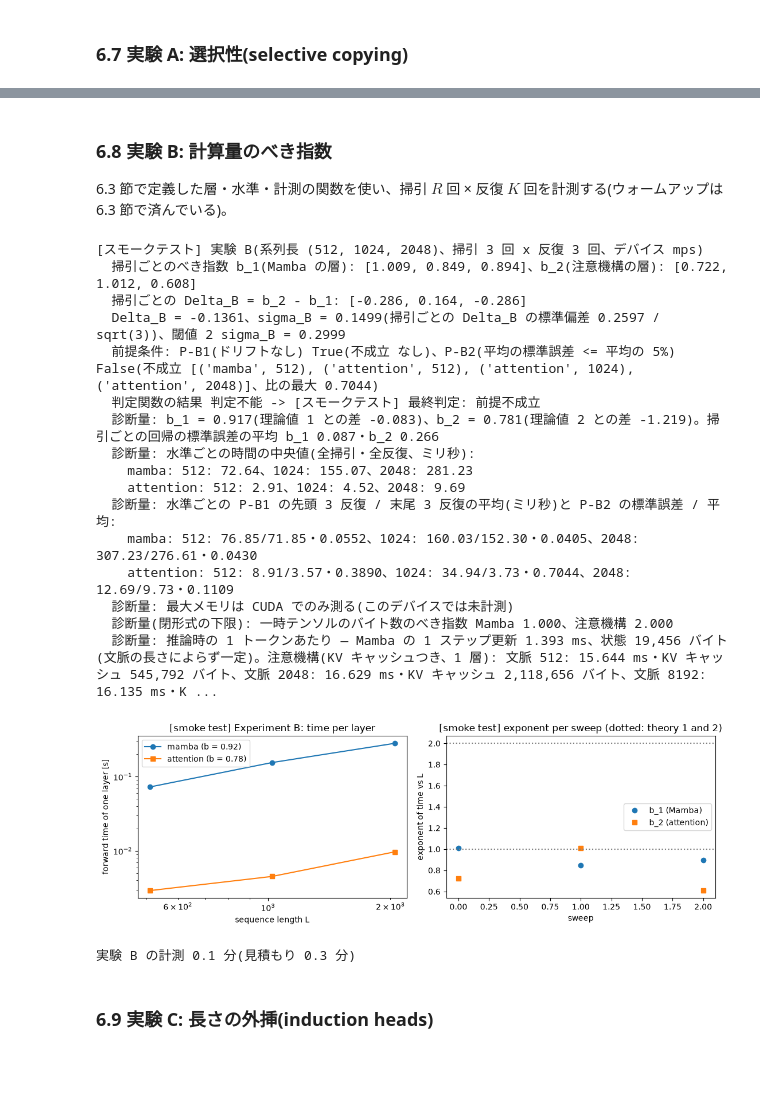
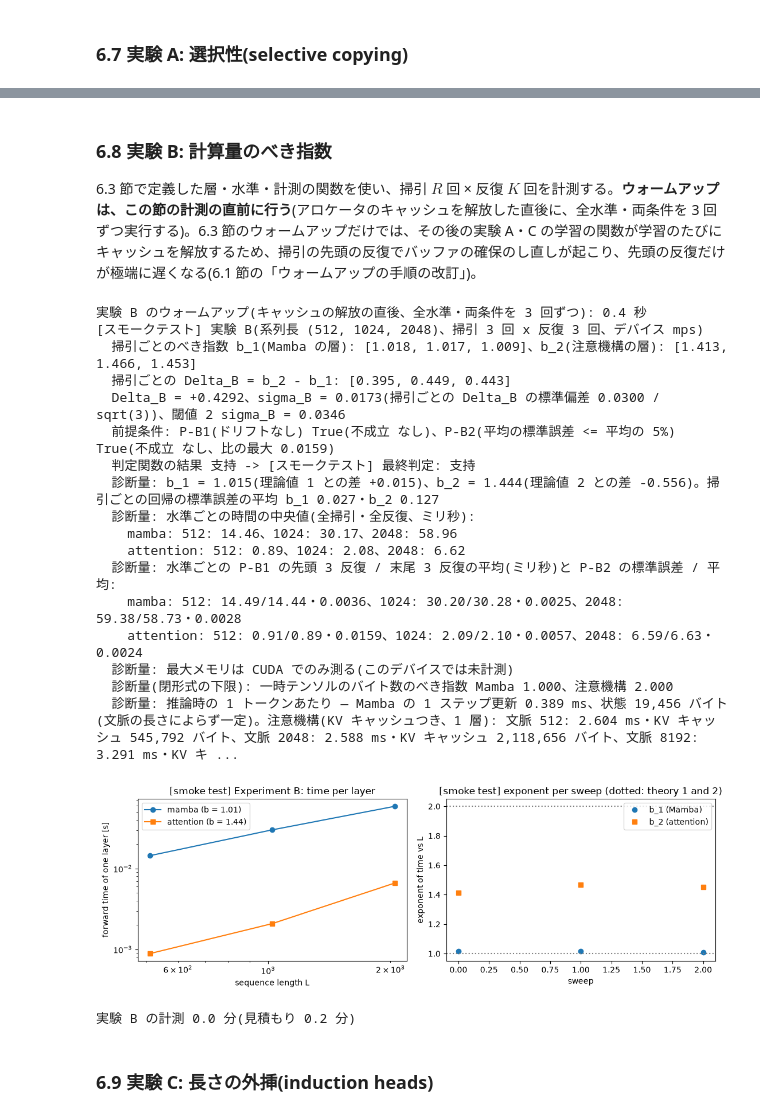
Before and after one commit to kojikojiprg/ai-theories, a Jupyter notebook: theories/06_architectures/023_state_space_model_mamba.ipynb, the cells around one changed output, grey strips where cells are left out. Saved outputs shown, nothing was run; the diff lists cells and outputs as text; code cells hidden in the pictures; blank space fills up the shorter version.

```diff
--- a/theories/06_architectures/023_state_space_model_mamba.ipynb
+++ b/theories/06_architectures/023_state_space_model_mamba.ipynb
@@ -1634,11 +1743,12 @@ for _kind in KINDS:
     STEP_SECONDS[_kind] = _times[-1] / SCALING_STEP_COUNTS[-1]
     EVAL_SECONDS[_kind] = measure_evaluation_seconds(_kind)
     _fit = fit_power_law_exponent(SCALING_STEP_COUNTS, _times)
-    _power = _times[-1] * (STEPS / SCALING_STEP_COUNTS[-1]) ** _fit.exponent
-    SCALING_ROWS[_kind] = {"exponent": _fit.exponent, "power_minus_proportional": _power - STEP_SECONDS[_kind] * STEPS}
+    _production_steps = STEPS_A_FULL if _kind.startswith("A") else STEPS_C_FULL
+    _power = _times[-1] * (_production_steps / SCALING_STEP_COUNTS[-1]) ** _fit.exponent
+    SCALING_ROWS[_kind] = {"exponent": _fit.exponent, "power_minus_proportional": _power - STEP_SECONDS[_kind] * _production_steps}
     print(
         f"{_kind}: {dict(zip(SCALING_STEP_COUNTS, rounded(_times, 3), strict=True))} 秒、1 ステップ {STEP_SECONDS[_kind] * 1000:.1f} ms、"
-        f"べき指数 b = {_fit.exponent:.3f}、{STEPS} ステップでのべき乗則の外挿 - 比例の値 = {SCALING_ROWS[_kind]['power_minus_proportional']:+.1f} 秒。"
+        f"べき指数 b = {_fit.exponent:.3f}、{_production_steps} ステップでのべき乗則の外挿 - 比例の値 = {SCALING_ROWS[_kind]['power_minus_proportional']:+.1f} 秒。"
         f"評価の時間(途中の評価 {EVAL_SECONDS[_kind]['curve']:.2f}・最後の評価 {EVAL_SECONDS[_kind]['final']:.2f}・較正用の集合 "
         f"{EVAL_SECONDS[_kind]['calibration']:.2f})秒"
     )
@@ -1784,10 +1894,14 @@ print(f"スケーリングの計測 {SCALING_SECONDS:.1f} 秒")
 
 **経過時間 + 見積もりが予算(120 分)に収まる計画のうち、番号の最も小さいものを選ぶ。** どれも収まらなければ、学習の前に停止する。
 # %%
+def plan_steps(plan: dict, kind: str) -> int:
+    return plan["steps_a"] if kind.startswith("A") else plan["steps_c"]
+
+
 def estimate_plan(plan: dict) -> dict:
-    steps, num_evaluations = plan["steps"], len(eval_steps_for(plan["steps"]))
-
     def one_run(kind: str, calibration: bool) -> float:
+        steps = plan_steps(plan, kind)
+        num_evaluations = len(eval_steps_for(steps))
         evaluation = (
             EVAL_SECONDS[kind]["calibration"]
             if calibration
@@ -1814,7 +1928,7 @@ for _p in PLANS:
     _e = PLAN_ESTIMATES[_p["plan"]]
     _fits = ELAPSED_AT_SELECTION + _e["total"] <= SESSION_BUDGET_SECONDS
     print(
-        f"  計画 {_p['plan']}(A のシード {_p['seeds_a']}・C のシード {_p['seeds_c']}・学習 {_p['steps']} ステップ・D {_p['d_steps']}): "
+        f"  計画 {_p['plan']}(A のシード {_p['seeds_a']}・C のシード {_p['seeds_c']}・学習 A {_p['steps_a']}・C {_p['steps_c']} ステップ・D {_p['d_steps']}): "
         f"較正 {_e['calibration'] / 60:.1f} 分 + 実験 A・C {_e['main'] / 60:.1f} 分 + 実験 B {_e['b'] / 60:.1f} 分 + 実験 D {_e['d'] / 60:.1f} 分 + 余裕 "
         f"-> 残り {_e['total'] / 60:.1f} 分、終了の見込み {(ELAPSED_AT_SELECTION + _e['total']) / 60:.1f} 分({'収まる' if _fits else '超える'})"
     )
@@ -1830,13 +1944,13 @@ elif AUTO_PLAN is None:
     )
 else:
     SELECTED_PLAN = AUTO_PLAN
-NUM_STEPS = SELECTED_PLAN["steps"]
+NUM_STEPS = {"A": SELECTED_PLAN["steps_a"], "C": SELECTED_PLAN["steps_c"]}  # 実験ごとの学習ステップ数
 SEEDS_A, SEEDS_C = SELECTED_PLAN["seeds_a"], SELECTED_PLAN["seeds_c"]
 D_STEPS = SELECTED_PLAN["d_steps"]
-EVAL_STEPS = eval_steps_for(NUM_STEPS)
+EVAL_STEPS = {key: eval_steps_for(steps) for key, steps in NUM_STEPS.items()}
 print(
-    f"選ばれた計画: {SELECTED_PLAN['plan']}(実験 A のシード {SEEDS_A}・実験 C のシード {SEEDS_C}・学習 {NUM_STEPS} ステップ・"
-    f"実験 D {'省略' if D_STEPS is None else f'{D_STEPS} ステップ'})、評価のステップ {EVAL_STEPS}、"
+    f"選ばれた計画: {SELECTED_PLAN['plan']}(実験 A のシード {SEEDS_A}・実験 C のシード {SEEDS_C}・学習 A {NUM_STEPS['A']}・C {NUM_STEPS['C']} ステップ・"
+    f"実験 D {'省略' if D_STEPS is None else f'{D_STEPS} ステップ'})、評価のステップ A {EVAL_STEPS['A']}・C {EVAL_STEPS['C']}、"
     f"見積もり {PLAN_ESTIMATES[SELECTED_PLAN['plan']]['total'] / 60:.1f} 分"
 )
 # %% [output]
@@ -1865,7 +1979,7 @@ def calibrate(kind: str) -> dict:
 
     def value(lr: float) -> float:
         if lr not in records:
-            records[lr] = RUNNER[kind](kind, CALIBRATION_SEED_INDEX, lr, NUM_STEPS, calibration=True)
+            records[lr] = RUNNER[kind](kind, CALIBRATION_SEED_INDEX, lr, NUM_STEPS[kind[0]], calibration=True)
         record = records[lr]
         return record["calibration_nll"] if record["finite"] and math.isfinite(record["calibration_nll"]) else math.inf
 
@@ -1890,7 +2004,7 @@ def calibrate(kind: str) -> dict:
         "extended": extended,
         "final_loss": [records[lr]["final_loss"] for lr in grid],
         "finite": [records[lr]["finite"] for lr in grid],
-        "num_steps": NUM_STEPS,
+        "num_steps": NUM_STEPS[kind[0]],
     }
 
 
@@ -1927,7 +2041,7 @@ _t0_main = time.time()
 RUNS = {}  # (種類, シード) -> 記録
 for _s in range(SEEDS_A):
     for _kind in ("A1", "A2"):
-        RUNS[(_kind, _s)] = run_task_a(_kind, _s, LEARNING_RATE[_kind], NUM_STEPS)
+        RUNS[(_kind, _s)] = run_task_a(_kind, _s, LEARNING_RATE[_kind], NUM_STEPS["A"])
         _r = RUNS[(_kind, _s)]
         print(
             f"{_kind} シード {_s}: 正解率(トークン単位、貪欲な生成) {_r['final']['token_accuracy']:.3f}、系列全体の一致 {_r['final']['exact_match']:.3f}、"
@@ -1935,7 +2049,7 @@ for _s in range(SEEDS_A):
         )
 for _s in range(SEEDS_C):
     for _kind in ("C1", "C2"):
-        RUNS[(_kind, _s)] = run_task_c(_kind, _s, LEARNING_RATE[_kind], NUM_STEPS)
+        RUNS[(_kind, _s)] = run_task_c(_kind, _s, LEARNING_RATE[_kind], NUM_STEPS["C"])
         _r = RUNS[(_kind, _s)]
         print(
             f"{_kind} シード {_s}: 正解率 L_train = {C_TRAIN_LENGTH}: {_r['by_length'][C_TRAIN_LENGTH]['accuracy']:.3f}、"
@@ -2084,9 +2198,19 @@ plt.show()
 # %% [markdown]
 ### 6.8 実験 B: 計算量のべき指数
 
-6.3 節で定義した層・水準・計測の関数を使い、掃引 $R$ 回 × 反復 $K$ 回を計測する(ウォームアップは 6.3 節で済んでいる)。
+6.3 節で定義した層・水準・計測の関数を使い、掃引 $R$ 回 × 反復 $K$ 回を計測する。**ウォームアップは、この節の計測の直前に行う**(アロケータのキャッシュを解放した直後に、全水準・両条件を 3 回ずつ実行する)。6.3 節のウォームアップだけでは、その後の実験 A・C の学習の関数が学習のたびにキャッシュを解放するため、掃引の先頭の反復でバッファの確保のし直しが起こり、先頭の反復だけが極端に遅くなる(6.1 節の「ウォームアップの手順の改訂」)。
 # %%
 _t0_b = time.time()
+# ウォームアップは計測の直前に行う。6.3 節のウォームアップの後に実験 A・C を学習すると、学習の関数が学習のたびに
+# empty_device_cache() でアロケータのキャッシュを解放するため、そのままでは掃引の先頭の反復でバッファの確保のし直しが
+# 起こり、先頭の反復だけが極端に遅くなる。そこで、キャッシュを解放した直後に、全水準・両条件を B_WARMUP_REPEATS 回ずつ実行する。
+empty_device_cache()
+with torch.no_grad():
+    for _length in B_LEVELS:
+        for _ in range(B_WARMUP_REPEATS):
+            for _condition in ("mamba", "attention"):
+                time_layer(_condition, _length)
+print(f"実験 B のウォームアップ(キャッシュの解放の直後、全水準・両条件を {B_WARMUP_REPEATS} 回ずつ): {time.time() - _t0_b:.1f} 秒")
 B_RAW = {c: {length: [[] for _ in range(B_SWEEPS)] for length in B_LEVELS} for c in ("mamba", "attention")}
 for _sweep in range(B_SWEEPS):
     for _repeat in range(B_REPEATS):
@@ -2209,46 +2333,47 @@ with torch.no_grad():
         _attention_ms = 1000 * float(np.median([timed_call(_attention_step) for _ in range(20)]))
         DECODE_ROWS.append((_context, _attention_ms, _cache.memory_bytes()))
 print(
     f"  診断量: 推論時の 1 トークンあたり — Mamba の 1 ステップ更新 {_mamba_ms:.3f} ms、状態 {_state_bytes:,} バイト(文脈の長さによらず一定)。"
     + "注意機構(KV キャッシュつき、1 層): "
     + "、".join(f"文脈 {c}: {ms:.3f} ms・KV キャッシュ {b:,} バイト" for c, ms, b in DECODE_ROWS)
     + "(逐次ループの実装の絶対時間は公式実装を代表しない)"
 )
 
 _fig, _axes = plt.subplots(1, 2, figsize=(11, 3.8))
 for _c, _marker in (("mamba", "o"), ("attention", "s")):
     _medians = [float(np.median(series_in_time_order(_c, L))) for L in B_LEVELS]
     _axes[0].plot(B_LEVELS, _medians, marker=_marker, label=f"{_c} (b = {np.mean([f.exponent for f in B_FITS[_c]]):.2f})")
 _axes[0].set(xscale="log", yscale="log", xlabel="sequence length L", ylabel="forward time of one layer [s]", title=f"{PLOT_TAG}Experiment B: time per layer")
 _axes[0].legend()
 _axes[1].plot(range(B_SWEEPS), EXPONENT_MAMBA, "o", label="b_1 (Mamba)")
 _axes[1].plot(range(B_SWEEPS), EXPONENT_ATTENTION, "s", label="b_2 (attention)")
 _axes[1].axhline(1, color="gray", linestyle=":")
 _axes[1].axhline(2, color="gray", linestyle=":")
 _axes[1].set(xlabel="sweep", ylabel="exponent of time vs L", title=f"{PLOT_TAG}exponent per sweep (dotted: theory 1 and 2)")
 _axes[1].legend()
 plt.tight_layout()
 plt.show()
 print(f"実験 B の計測 {B_MEASURE_SECONDS / 60:.1f} 分(見積もり {B_TOTAL_SECONDS / 60:.1f} 分)")
 # %% [output]
+実験 B のウォームアップ(キャッシュの解放の直後、全水準・両条件を 3 回ずつ): 0.4 秒
 [スモークテスト] 実験 B(系列長 (512, 1024, 2048)、掃引 3 回 x 反復 3 回、デバイス mps)
-  掃引ごとのべき指数 b_1(Mamba の層): [1.009, 0.849, 0.894]、b_2(注意機構の層): [0.722, 1.012, 0.608]
-  掃引ごとの Delta_B = b_2 - b_1: [-0.286, 0.164, -0.286]
-  Delta_B = -0.1361、sigma_B = 0.1499(掃引ごとの Delta_B の標準偏差 0.2597 / sqrt(3))、閾値 2 sigma_B = 0.2999
-  前提条件: P-B1(ドリフトなし) True(不成立 なし)、P-B2(平均の標準誤差 <= 平均の 5%) False(不成立 [('mamba', 512), ('attention', 512), ('attention', 1024), ('attention', 2048)]、比の最大 0.7044)
-  判定関数の結果 判定不能 -> [スモークテスト] 最終判定: 前提不成立
-  診断量: b_1 = 0.917(理論値 1 との差 -0.083)、b_2 = 0.781(理論値 2 との差 -1.219)。掃引ごとの回帰の標準誤差の平均 b_1 0.087・b_2 0.266
+  掃引ごとのべき指数 b_1(Mamba の層): [1.018, 1.017, 1.009]、b_2(注意機構の層): [1.413, 1.466, 1.453]
+  掃引ごとの Delta_B = b_2 - b_1: [0.395, 0.449, 0.443]
+  Delta_B = +0.4292、sigma_B = 0.0173(掃引ごとの Delta_B の標準偏差 0.0300 / sqrt(3))、閾値 2 sigma_B = 0.0346
+  前提条件: P-B1(ドリフトなし) True(不成立 なし)、P-B2(平均の標準誤差 <= 平均の 5%) True(不成立 なし、比の最大 0.0159)
+  判定関数の結果 支持 -> [スモークテスト] 最終判定: 支持
+  診断量: b_1 = 1.015(理論値 1 との差 +0.015)、b_2 = 1.444(理論値 2 との差 -0.556)。掃引ごとの回帰の標準誤差の平均 b_1 0.027・b_2 0.127
   診断量: 水準ごとの時間の中央値(全掃引・全反復、ミリ秒):
-    mamba: 512: 72.64、1024: 155.07、2048: 281.23
-    attention: 512: 2.91、1024: 4.52、2048: 9.69
+    mamba: 512: 14.46、1024: 30.17、2048: 58.96
+    attention: 512: 0.89、1024: 2.08、2048: 6.62
   診断量: 水準ごとの P-B1 の先頭 3 反復 / 末尾 3 反復の平均(ミリ秒)と P-B2 の標準誤差 / 平均:
-    mamba: 512: 76.85/71.85・0.0552、1024: 160.03/152.30・0.0405、2048: 307.23/276.61・0.0430
-    attention: 512: 8.91/3.57・0.3890、1024: 34.94/3.73・0.7044、2048: 12.69/9.73・0.1109
+    mamba: 512: 14.49/14.44・0.0036、1024: 30.20/30.28・0.0025、2048: 59.38/58.73・0.0028
+    attention: 512: 0.91/0.89・0.0159、1024: 2.09/2.10・0.0057、2048: 6.59/6.63・0.0024
   診断量: 最大メモリは CUDA でのみ測る(このデバイスでは未計測)
   診断量(閉形式の下限): 一時テンソルのバイト数のべき指数 Mamba 1.000、注意機構 2.000
-  診断量: 推論時の 1 トークンあたり — Mamba の 1 ステップ更新 1.393 ms、状態 19,456 バイト(文脈の長さによらず一定)。注意機構(KV キャッシュつき、1 層): 文脈 512: 15.644 ms・KV キャッシュ 545,792 バイト、文脈 2048: 16.629 ms・KV キャッシュ 2,118,656 バイト、文脈 8192: 16.135 ms・K ...
+  診断量: 推論時の 1 トークンあたり — Mamba の 1 ステップ更新 0.389 ms、状態 19,456 バイト(文脈の長さによらず一定)。注意機構(KV キャッシュつき、1 層): 文脈 512: 2.604 ms・KV キャッシュ 545,792 バイト、文脈 2048: 2.588 ms・KV キャッシュ 2,118,656 バイト、文脈 8192: 3.291 ms・KV キ ...
-[figure, old version]
+[figure, new version]
-実験 B の計測 0.1 分(見積もり 0.3 分)
+実験 B の計測 0.0 分(見積もり 0.2 分)
 # %% [markdown]
 ### 6.9 実験 C: 長さの外挿(induction heads)
 # %%
```
Also changed, not shown: parts of 22 cells of this notebook.
